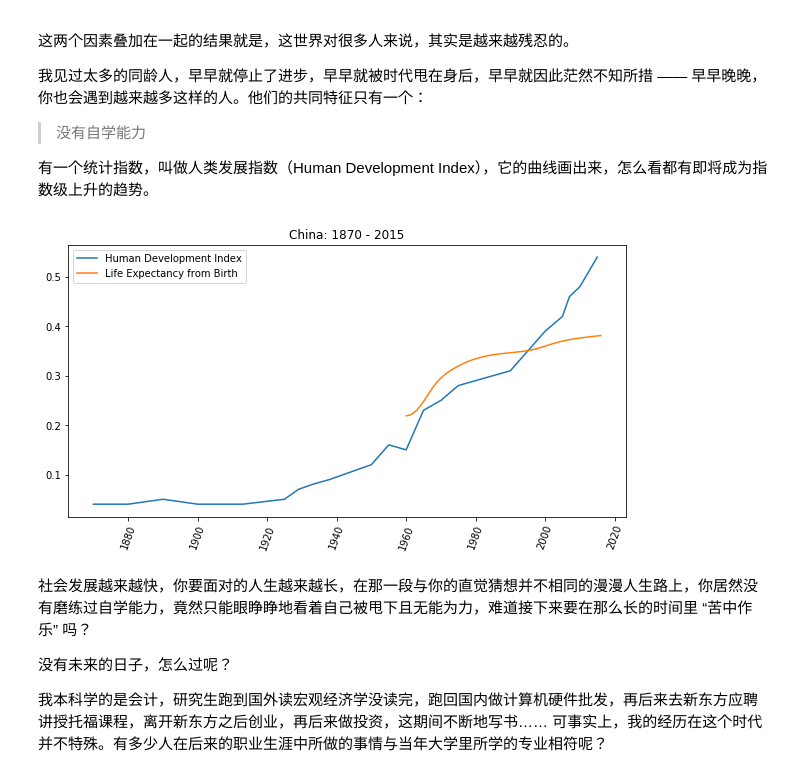
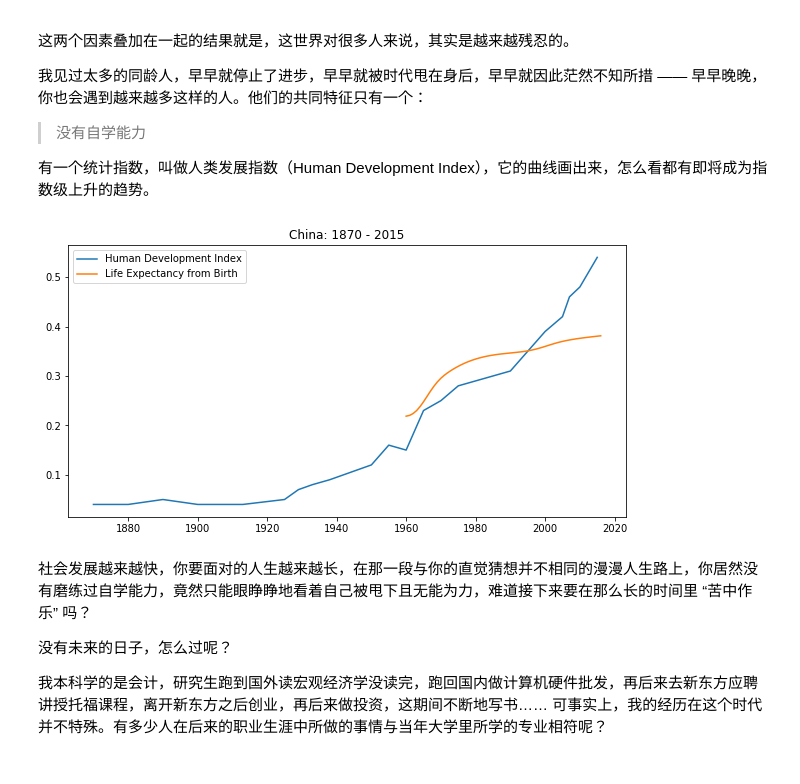
Before and after one commit to Zouyicoup/the-craft-of-selfteaching, a Jupyter notebook: Part.1.A.better.teachyourself.ipynb, the cells around one changed output. Drawn from its saved outputs; the diff is of its cells as text; code cells hidden in the pictures.

```diff
--- a/Part.1.A.better.teachyourself.ipynb
+++ b/Part.1.A.better.teachyourself.ipynb
@@ -69,35 +69,35 @@ plt.show()
 import matplotlib.pyplot as plt
 import numpy as np
 plt.figure(figsize=(10, 5))
 
 lebdata = np.genfromtxt('life-expectancy-china-1960-2016.txt',
                         delimiter=',',
                         names=['x', 'y'])
 
 hdidata = np.genfromtxt('hdi-china-1870-2015.txt',
                         delimiter=',',
                         names=['x', 'y'])
 
 
 plt.plot(hdidata['x'], hdidata['y'], label='Human Development Index')
-plt.tick_params(axis='x', rotation=70)
+plt.tick_params(axis='x', rotation=0)
 plt.title('China: 1870 - 2015')
 
 plt.plot(lebdata['x'], lebdata['y'] * 0.005, label='Life Expectancy from Birth')
 plt.plot(secondary_y=True)
 
 plt.legend()
 
 # plt.savefig('human-development-index-china-1870-2015.png', transparent=True)
 plt.show()
 
 # link:
 # https://ourworldindata.org/human-development-index
 
 # data from:
 # blob:https://ourworldindata.org/44b6da71-f79e-42ab-ab37-871e4bd256e9
 # %% [output]
-[figure, old version]
+[figure, new version]
 # %% [markdown]
 社会发展越来越快，你要面对的人生越来越长，在那一段与你的直觉猜想并不相同的漫漫人生路上，你居然没有磨练过自学能力，竟然只能眼睁睁地看着自己被甩下且无能为力，难道接下来要在那么长的时间里 “苦中作乐” 吗？
 
```
Also changed, not shown: parts of 4 cells of this notebook.
